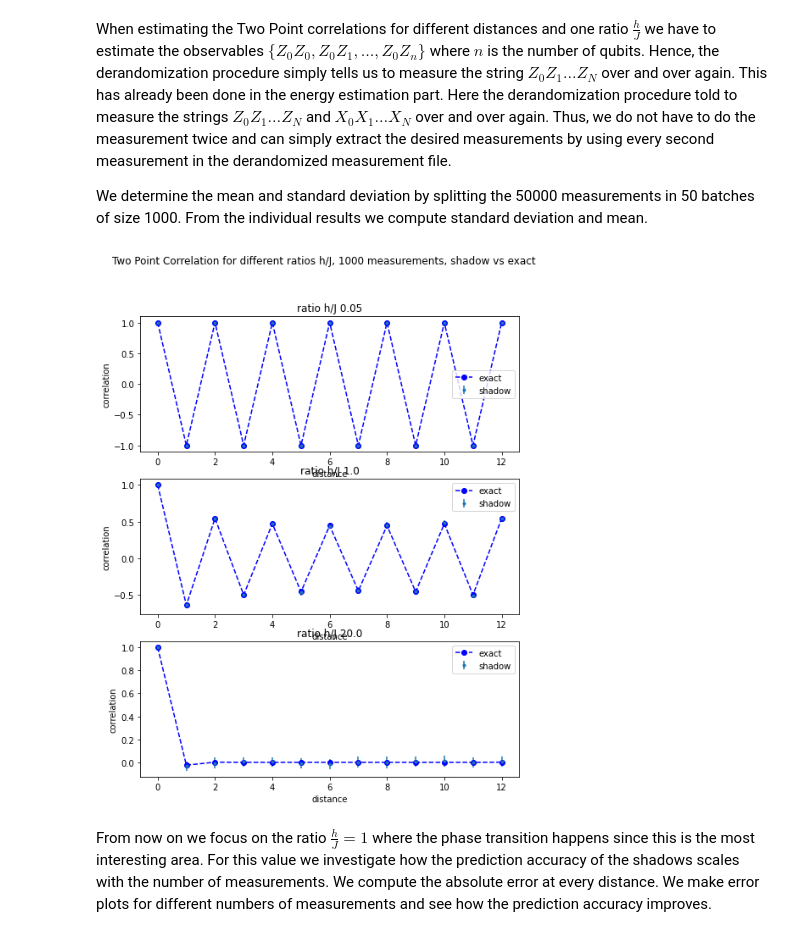
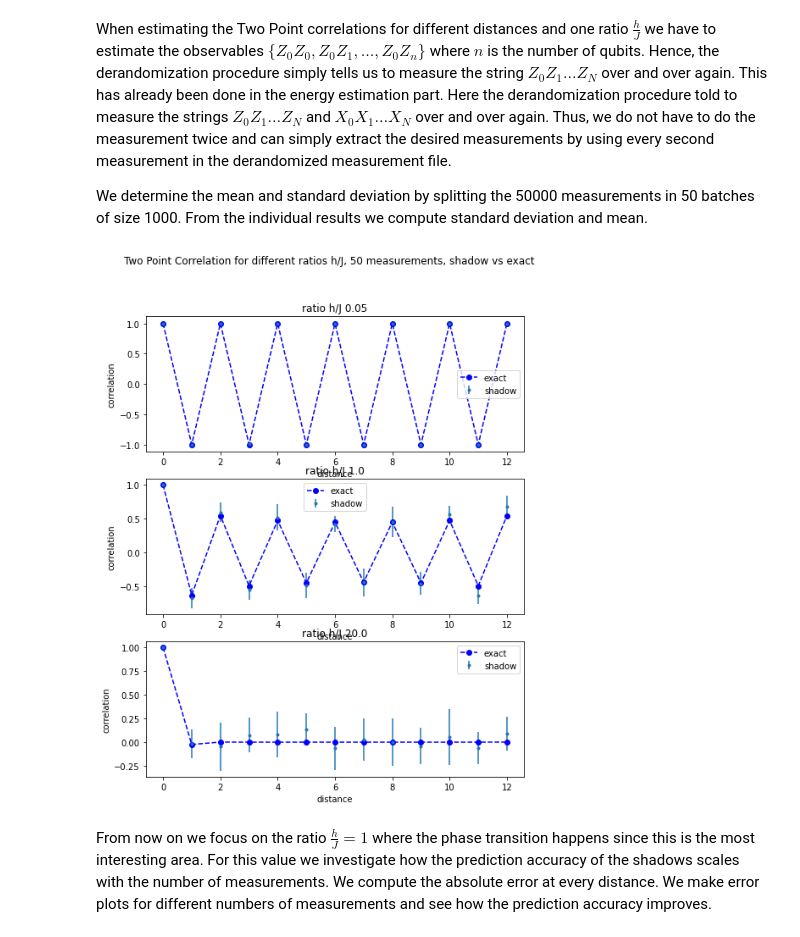
Before and after one commit to LennartBuerger/classical-shadows-for-1d-TFIM-energy-estimation, a Jupyter notebook: display_data/shadow_performance_analysis.ipynb, the cells around one changed output. Saved outputs shown, nothing was run; the diff lists cells and outputs as text; code cells hidden in the pictures.

```diff
--- a/display_data/shadow_performance_analysis.ipynb
+++ b/display_data/shadow_performance_analysis.ipynb
@@ -307,8 +358,8 @@ We will only consider the randomized case at first since for this case we can ju
 random measurements we already did.
 # %%
 qubit_num = 14
-num_of_measurements = 1000
-batches = 100
+num_of_measurements = 100
+batches = 10
 some_ratios_h_j = np.array([0.05, 1.0, 20.0])
 dist = np.arange(0, qubit_num - 1, 1)
 fig, axs = plt.subplots(3,1)
@@ -319,9 +370,16 @@ for j in range(0, np.size(some_ratios_h_j)):
     correlation_shadow = np.zeros((batches, qubit_num - 1))
     correlation_brute = np.zeros(qubit_num - 1)
     for b in range(0, batches):
-        measurement = measurement_dict[str(qubit_num)][str(some_ratios_h_j[j])]['randomized'][b * num_of_measurements:(b+1)*num_of_measurements]
+        save_direc_procedure = Path('data/shadow_measurements/measurement_procedure_ratio_'+\
+                              str(some_ratios[j])+'_qubit_num_'+str(qubit_num)+'_method_randomized.npy')
+        save_direc_index = Path('data/shadow_measurements/measurement_index_ratio_'+\
+                              str(some_ratios[j])+'_qubit_num_'+str(qubit_num)+'_method_randomized.npy')
+        measurement_procedure = np.load(save_direc_procedure, allow_pickle='TRUE')
+        measurement_index = np.load(save_direc_index, allow_pickle='TRUE')
+        measurements = conversion_to_prediction_shadow_dict_shape(measurement_procedure,
+                                                                          measurement_index, qubit_num)[b*num_of_measurements:(b+1)*num_of_measurements]
         for i in range(0, qubit_num - 1):
-            correlation_shadow[b,i] = BFQuantumState(qubit_num, None).two_point_correlation_shadow(num_of_measurements, measurement, 'randomized', i, 'Z')
+            correlation_shadow[b,i] = BFQuantumState(qubit_num, None).two_point_correlation_shadow(num_of_measurements, measurements, 'randomized', i, 'Z')
             ground_state = ground_state_dict[str(1)]['periodic'][str(qubit_num)][str(some_ratios_h_j[j])]
             correlation_brute[i] = BFQuantumState(qubit_num, ground_state).two_point_correlation(i, 'Z')
     corr_shadow_mean = np.mean(correlation_shadow, axis = 0)
@@ -338,7 +396,7 @@ the prediction accuracy improves with more measurements. We focus on the case $\
 and compute the absolute error.
 # %%
 some_ratios_h_j = np.array([1.0])
-num_of_measurements = np.array([100, 5000, 100000])
+num_of_measurements = np.array([100, 1000])
 dist = np.arange(0, qubit_num - 1, 1)
 fig, axs = plt.subplots(1)
 fig.set_figheight(5)
@@ -350,8 +408,15 @@ for l in range(0, np.size(some_ratios_h_j)):
         correlation_shadow = np.zeros(qubit_num - 1)
         for i in range(0, qubit_num - 1):
             ground_state = ground_state_dict[str(1)]['periodic'][str(qubit_num)][str(some_ratios_h_j[l])]
-            measurement = measurement_dict[str(qubit_num)][str(some_ratios_h_j[l])]['randomized'][0:num_of_measurements[j]]
-            correlation_shadow[i] = BFQuantumState(qubit_num, ground_state).two_point_correlation_shadow(num_of_measurements, measurement , 'randomized', i, 'Z')
+            save_direc_procedure = Path('data/shadow_measurements/measurement_procedure_ratio_'+\
+                              str(some_ratios_h_j[l])+'_qubit_num_'+str(qubit_num)+'_method_randomized.npy')
+            save_direc_index = Path('data/shadow_measurements/measurement_index_ratio_'+\
+                              str(some_ratios_h_j[l])+'_qubit_num_'+str(qubit_num)+'_method_randomized.npy')
+            measurement_procedure = np.load(save_direc_procedure, allow_pickle='TRUE')
+            measurement_index = np.load(save_direc_index, allow_pickle='TRUE')
+            measurements = conversion_to_prediction_shadow_dict_shape(measurement_procedure,
+                                                                          measurement_index, qubit_num)[0:num_of_measurements[j]]
+            correlation_shadow[i] = BFQuantumState(qubit_num, ground_state).two_point_correlation_shadow(num_of_measurements, measurements , 'randomized', i, 'Z')
             correlation_brute[i] = BFQuantumState(qubit_num, ground_state).two_point_correlation(i, 'Z')
         errors = np.abs(correlation_brute - correlation_shadow)
         axs.scatter(dist[1:], errors[1:], label = num_of_measurements[j])
@@ -380,36 +445,43 @@ We determine the mean and standard deviation by splitting the 50000 measurements
 50 batches of size 1000. From the individual results we compute standard deviation
 and mean.
 # %%
-num_of_measurements = 1000
-batches = 50
+num_of_measurements = 50
+batches = 10
 some_ratios_h_j = np.array([0.05, 1.0, 20.0])
 dist = np.arange(0, qubit_num - 1, 1)
 fig, axs = plt.subplots(3,1)
 fig.set_figheight(10)
 fig.set_figwidth(8)
 fig.suptitle('Two Point Correlation for different ratios h/J, ' + str(num_of_measurements) + ' measurements, shadow vs exact')
 index_filter = np.arange(1, num_of_measurements, 2)
 for j in range(0, np.size(some_ratios_h_j)):
     correlation_shadow = np.zeros((batches, qubit_num - 1))
     correlation_brute = np.zeros(qubit_num - 1)
+    ground_state = ground_state_dict[str(1)]['periodic'][str(qubit_num)][str(some_ratios_h_j[j])]
+    save_direc_procedure = Path('data/shadow_measurements/measurement_procedure_ratio_'+\
+                              str(some_ratios_h_j[j])+'_qubit_num_'+str(qubit_num)+'_method_derandomized.npy')
+    save_direc_index = Path('data/shadow_measurements/measurement_index_ratio_'+\
+                              str(some_ratios_h_j[j])+'_qubit_num_'+str(qubit_num)+'_method_derandomized.npy')
+    measurement_procedure = np.load(save_direc_procedure, allow_pickle='TRUE')
+    measurement_index = np.load(save_direc_index, allow_pickle='TRUE')
     for b in range(0, batches):
         for i in range(0, qubit_num - 1):
-            ground_state = ground_state_dict[str(1)]['periodic'][str(qubit_num)][str(some_ratios_h_j[j])]
-            measurement = measurement_dict[str(qubit_num)][str(some_ratios_h_j[j])]['derandomized'][b*num_of_measurements:(b+1)*num_of_measurements*2]
+            measurements = conversion_to_prediction_shadow_dict_shape(measurement_procedure,
+                                                                          measurement_index, qubit_num)[b*num_of_measurements*2:(b+1)*num_of_measurements*2]
             measurement_filtered = []
             for l in range(0, np.size(index_filter)):
-                measurement_filtered.append(measurement[index_filter[l]])
+                measurement_filtered.append(measurements[index_filter[l]])
             correlation_shadow[b,i] = BFQuantumState(qubit_num, ground_state).two_point_correlation_shadow(num_of_measurements, measurement_filtered , 'derandomized', i, 'Z')
             correlation_brute[i] = BFQuantumState(qubit_num, ground_state).two_point_correlation(i, 'Z')
     corr_shadow_mean = np.mean(correlation_shadow, axis=0)
     corr_shadow_std = np.std(correlation_shadow, axis=0)
     axs[j].errorbar(dist, corr_shadow_mean, yerr = corr_shadow_std, label = 'shadow', fmt='.')
     axs[j].plot(dist, correlation_brute, 'bo', linestyle = 'dashed', label = 'exact')
     axs[j].legend()
     axs[j].set_title('ratio h/J ' + str(some_ratios_h_j[j]))
     axs[j].set(xlabel = 'distance', ylabel = 'correlation')
 # %% [output]
-[figure, old version]
+[figure, new version]
 # %% [markdown]
 From now on we focus on the ratio $\frac{h}{J} = 1$ where the phase transition happens
 since this is the most interesting area. For this value we investigate how the prediction
```
Also changed, not shown: parts of 13 cells of this notebook, 1 other file.
